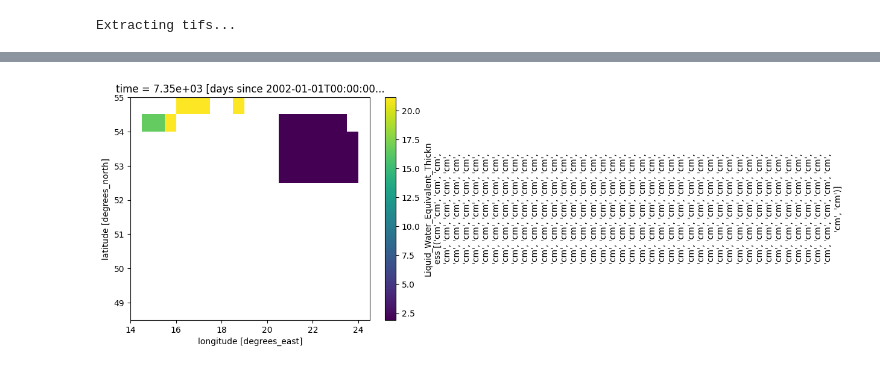
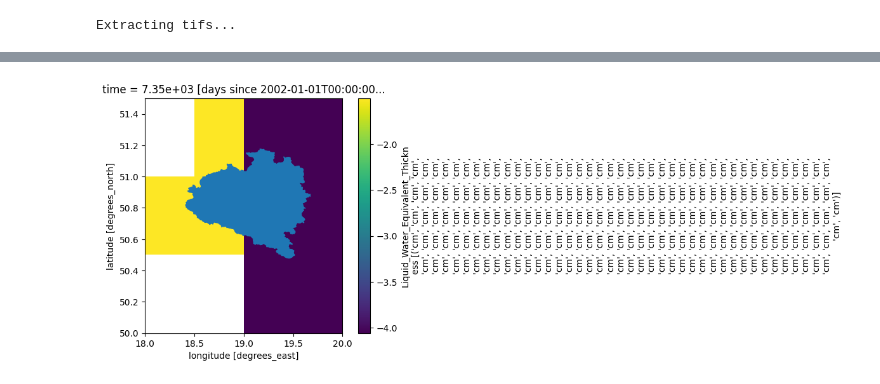
Before and after one commit to radekszostak/grace-pl, a Jupyter notebook: grace_process.ipynb, the cells around one changed output, grey strips where cells are left out. Saved outputs shown, nothing was run; the diff lists cells and outputs as text; code cells hidden in the pictures.

Commit message:
prepare data

```diff
--- a/grace_process.ipynb
+++ b/grace_process.ipynb
@@ -8,7 +12,7 @@ from tqdm import tqdm
 # %%
 out_dir = "data/_grace_tiff"
 os.makedirs(out_dir, exist_ok=True)
-geodf = geopandas.read_file("data/poland.geojson")
+geodf = geopandas.read_file("data/aoi.geojson")
 nc = rioxarray.open_rasterio("data/GRCTellus.JPL.200204_202202.GLO.RL06M.MSCNv02CRI.nc", decode_times=False)[0]
 grace_start_date = datetime.datetime(2002, 1, 1)
 # %%
@@ -24,0 +63,9 @@ Extracting tifs...
+# %%
+nc = nc.rio.write_crs("EPSG:4326")
+df = pd.DataFrame(columns = ["date", "values"])
+lwe = nc["lwe_thickness"][0]
+lwe = lwe.rio.clip(geodf.geometry.values, geodf.crs, all_touched=True)
+#lwe = lwe.where(lwe>=0)
+lwe.values[lwe.values < -99990] = np.nan
+arr = lwe.to_masked_array()
+arr
@@ -25,4 +82,6 @@ Extracting tifs...
 # %%
 #plot last tif
-lwe.plot()
+ax = plt.gca()
+lwe.plot(ax = ax)
+geodf.plot(ax = ax)
 # %% [output]
@@ -30 +89 @@ lwe.plot()
-[figure, old version]
+[figure, new version]
```
Also changed, not shown: parts of 14 cells of this notebook, 7 other files.
